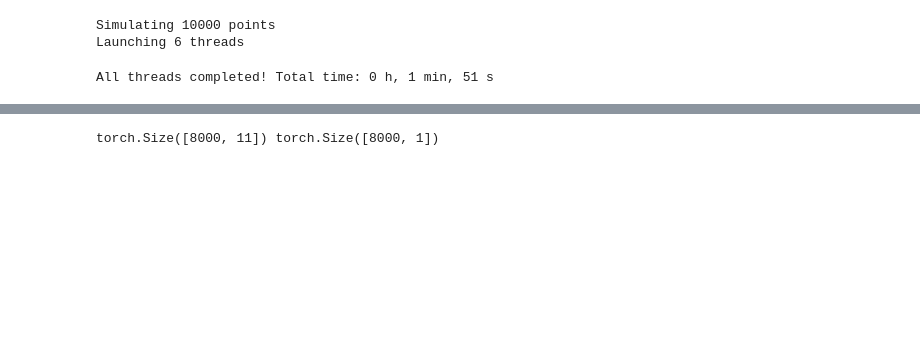
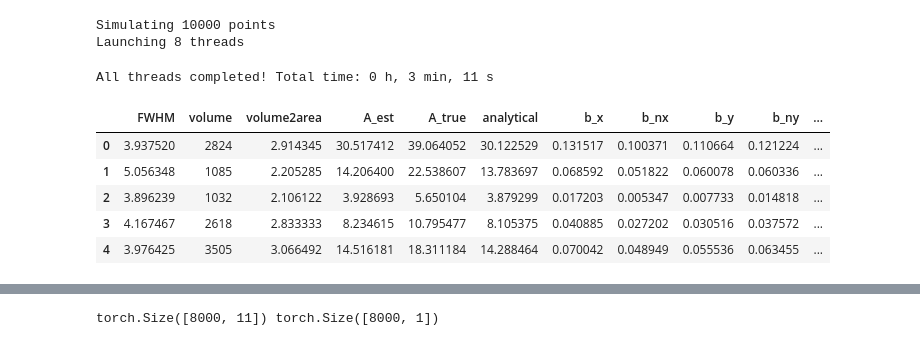
Before and after one commit to EBELU/activity-correction, a Jupyter notebook: debug_nb_torch.ipynb, the cells around one changed output, grey strips where cells are left out. Saved outputs shown, nothing was run; the diff lists cells and outputs as text; code cells hidden in the pictures; blank space fills up the shorter version.

```diff
--- a/debug_nb_torch.ipynb
+++ b/debug_nb_torch.ipynb
@@ -15,8 +15,17 @@ rand_FWHM = (rand(elements) * 3) + 3
 rand_radius = (rand(elements) * 6) + 7
 rand_A = (rand(elements) * 40)
 
-data = run_simulation(rand_FWHM, rand_radius, rand_A)
+data = run_simulation(rand_FWHM, rand_radius, rand_A, mp_processes = 8)
 # %% [output]
 Simulating 10000 points
-Launching 6 threads
+Launching 8 threads
-All threads completed! Total time: 0 h, 1 min, 51 s
+All threads completed! Total time: 0 h, 3 min, 11 s
+# %%
+data.head()
+# %% [output]
+|  | FWHM | volume | volume2area | A_est | A_true | analytical | b_x | b_nx | b_y | b_ny | ... |
+| 0 | 3.937520 | 2824 | 2.914345 | 30.517412 | 39.064052 | 30.122529 | 0.131517 | 0.100371 | 0.110664 | 0.121224 | ... |
+| 1 | 5.056348 | 1085 | 2.205285 | 14.206400 | 22.538607 | 13.783697 | 0.068592 | 0.051822 | 0.060078 | 0.060336 | ... |
+| 2 | 3.896239 | 1032 | 2.106122 | 3.928693 | 5.650104 | 3.879299 | 0.017203 | 0.005347 | 0.007733 | 0.014818 | ... |
+| 3 | 4.167467 | 2618 | 2.833333 | 8.234615 | 10.795477 | 8.105375 | 0.040885 | 0.027202 | 0.030516 | 0.037572 | ... |
+| 4 | 3.976425 | 3505 | 3.066492 | 14.516181 | 18.311184 | 14.288464 | 0.070042 | 0.048949 | 0.055536 | 0.063455 | ... |
```
Also changed, not shown: parts of 13 cells of this notebook.
